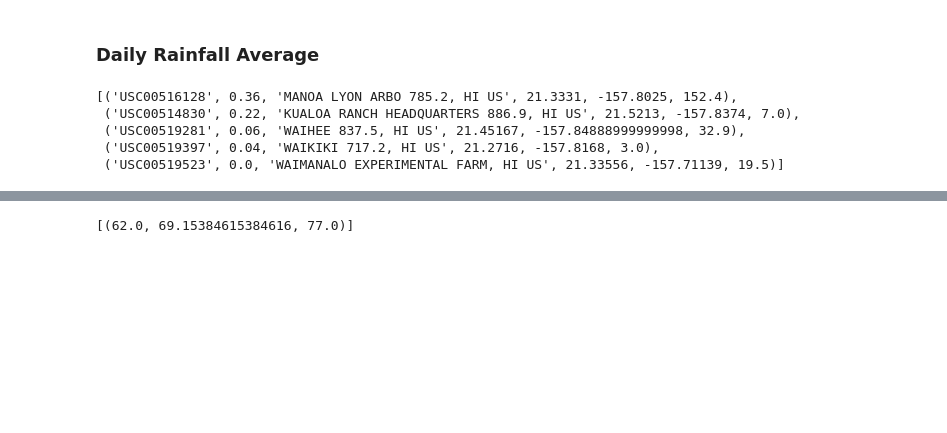
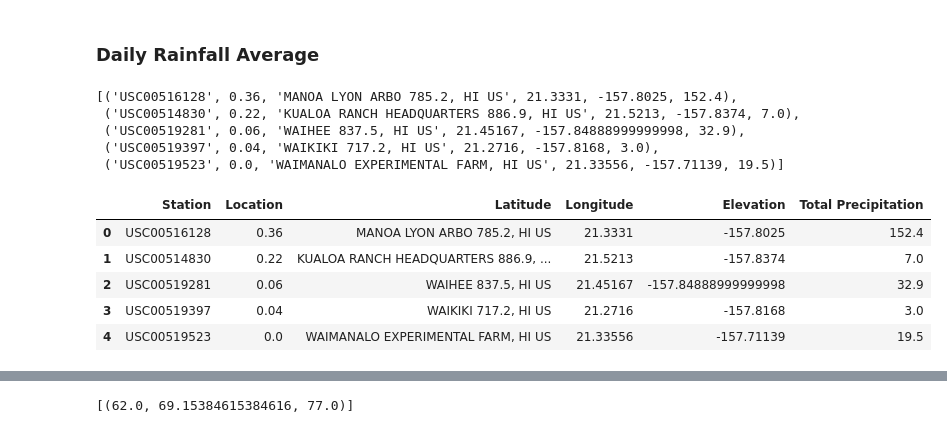
Before and after one commit to fbrowther/SQLAlchemy-Challenge, a Jupyter notebook: Analysis including bonus analyses.ipynb, the cells around one changed output, grey strips where cells are left out. Saved outputs shown, nothing was run; the diff lists cells and outputs as text; code cells hidden in the pictures; blank space fills up the shorter version.

Commit message:
dataframe image added

```diff
--- a/Analysis including bonus analyses.ipynb
+++ b/Analysis including bonus analyses.ipynb
@@ -455,3 +455,25 @@ station_totals
  ('USC00519281', 0.06, 'WAIHEE 837.5, HI US', 21.45167, -157.84888999999998, 32.9),
  ('USC00519397', 0.04, 'WAIKIKI 717.2, HI US', 21.2716, -157.8168, 3.0),
  ('USC00519523', 0.0, 'WAIMANALO EXPERIMENTAL FARM, HI US', 21.33556, -157.71139, 19.5)]
+# %%
+# Convert query object to data frame
+rain_df = pd.DataFrame(np.array(station_totals))
+rain_df = rain_df.rename(
+    columns={
+        0: "Station",
+        1: "Location",
+        2: "Latitude",
+        3: "Longitude",
+        4: "Elevation",
+        5: "Total Precipitation",
+    }
+)
+
+rain_df
+# %% [output]
+|  | Station | Location | Latitude | Longitude | Elevation | Total Precipitation |
+| 0 | USC00516128 | 0.36 | MANOA LYON ARBO 785.2, HI US | 21.3331 | -157.8025 | 152.4 |
+| 1 | USC00514830 | 0.22 | KUALOA RANCH HEADQUARTERS 886.9, ... | 21.5213 | -157.8374 | 7.0 |
+| 2 | USC00519281 | 0.06 | WAIHEE 837.5, HI US | 21.45167 | -157.84888999999998 | 32.9 |
+| 3 | USC00519397 | 0.04 | WAIKIKI 717.2, HI US | 21.2716 | -157.8168 | 3.0 |
+| 4 | USC00519523 | 0.0 | WAIMANALO EXPERIMENTAL FARM, HI US | 21.33556 | -157.71139 | 19.5 |
```
Also changed, not shown: parts of 4 cells of this notebook, 1 other file.
